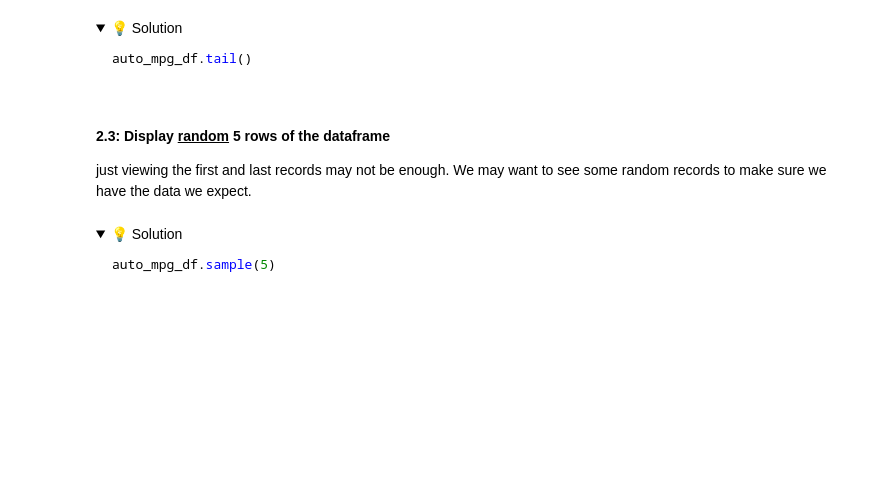
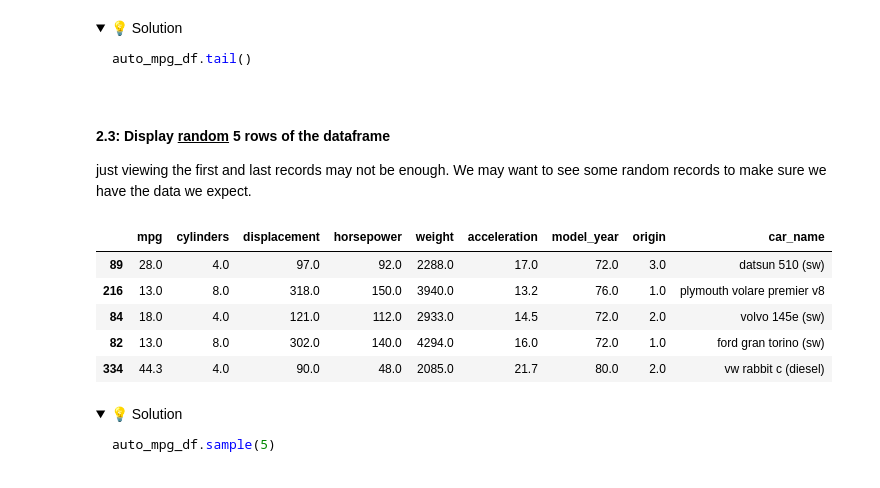
Before and after one commit to IT4063-Spring2025/exploratory-data-analysis-oyekunmo, a Jupyter notebook: notebook.ipynb, the cells around one changed output. Cells and saved outputs as stored; diff of their text form; code cells hidden in the pictures; folded sections open; blank space fills up the shorter version.

Commit message:
2.3 Display random 5 rows of the dataframe

```diff
--- a/notebook.ipynb
+++ b/notebook.ipynb
@@ -114,6 +114,15 @@ auto_mpg_df.tail(5)
 # %% [markdown]
 #### 2.3: Display <u>random</u> 5 rows of the dataframe
 just viewing the first and last records may not be enough. We may want to see some random records to make sure we have the data we expect.
+# %%
+auto_mpg_df.sample(5)
+# %% [output]
+|  | mpg | cylinders | displacement | horsepower | weight | acceleration | model_year | origin | car_name |
+| 89 | 28.0 | 4.0 | 97.0 | 92.0 | 2288.0 | 17.0 | 72.0 | 3.0 | datsun 510 (sw) |
+| 216 | 13.0 | 8.0 | 318.0 | 150.0 | 3940.0 | 13.2 | 76.0 | 1.0 | plymouth volare premier v8 |
+| 84 | 18.0 | 4.0 | 121.0 | 112.0 | 2933.0 | 14.5 | 72.0 | 2.0 | volvo 145e (sw) |
+| 82 | 13.0 | 8.0 | 302.0 | 140.0 | 4294.0 | 16.0 | 72.0 | 1.0 | ford gran torino (sw) |
+| 334 | 44.3 | 4.0 | 90.0 | 48.0 | 2085.0 | 21.7 | 80.0 | 2.0 | vw rabbit c (diesel) |
 # %% [markdown]
 <details>
   <summary>💡 Solution</summary>
```
